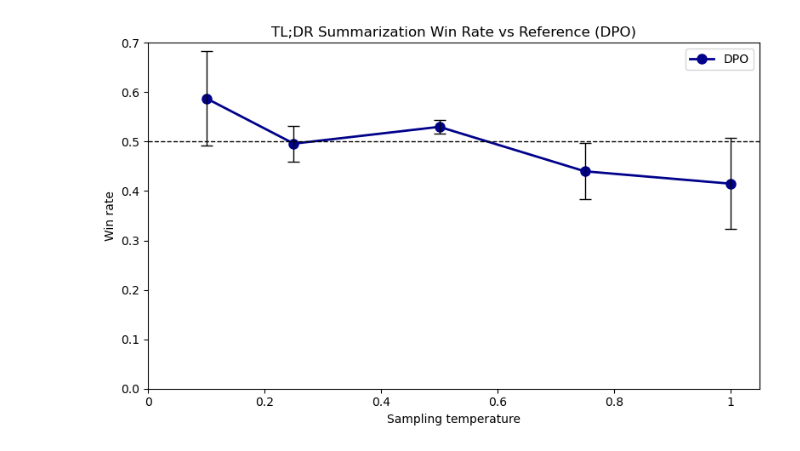
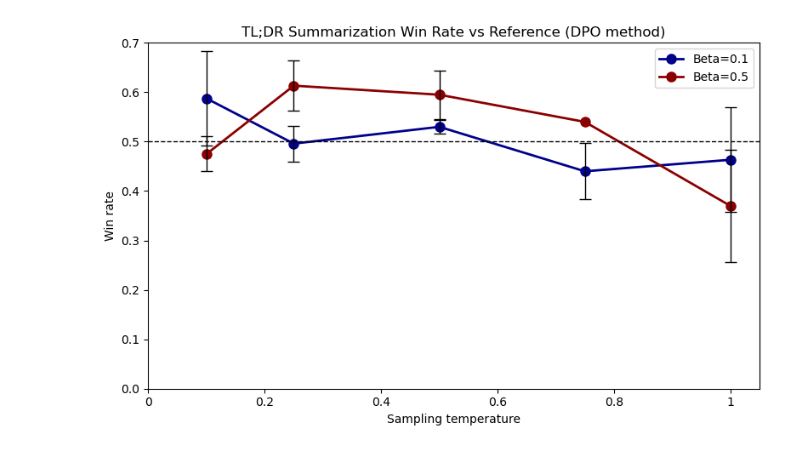
Before and after one commit to Jalalbaim/Direct-Preference-Optimization, a Jupyter notebook: DPO_Viz.ipynb, the cells around one changed output. Cells and saved outputs as stored; diff of their text form; code cells hidden in the pictures.

Commit message:
Seed change + starting to import PPO

```diff
--- a/DPO_Viz.ipynb
+++ b/DPO_Viz.ipynb
@@ -20,75 +20,56 @@ df.head(10)
 # %%
 import matplotlib.pyplot as plt
 import pandas as pd
-import numpy as np
 from matplotlib.ticker import StrMethodFormatter
 
-
-
-# Charger vos données
 df = pd.read_excel('resultat_DPO_summarization.xlsx')
-
-# Filtrer les lignes où "Win rate" est NaN
 df_plot = df.dropna(subset=["Win rate"])
 df_plot = df_plot[df_plot["Model"] == "DPO"]
+df_plot["Avg KL"] = pd.to_numeric(df_plot["Avg KL"], errors='coerce')
 
-# Calculer la moyenne et l'écart-type pour chaque température
-grouped = df_plot.groupby('Temperature').agg(
+grouped = df_plot.groupby(['Temperature', 'Beta']).agg(
     mean_win_rate=('Win rate', 'mean'),
     std_win_rate=('Win rate', 'std'),
-    count=('Win rate', 'count')
+    mean_kl = ('Avg KL', 'mean'),
+    std_kl = ('Avg KL', 'std')
 ).reset_index()
 
-# Préparation des données
-temperature = grouped["Temperature"]
-mean_win_rate = grouped["mean_win_rate"]
-std_win_rate = grouped["std_win_rate"]
-
-# --------------------------------------------------
-# Plot
-# --------------------------------------------------
+betas = grouped['Beta'].unique()
+colors = ["darkblue", "darkred", "darkgreen", "darkorange", "darkviolet"]
 
 plt.figure(figsize=(8, 5))
 
-# Tracer la ligne pour DPO
-plt.plot(
-    temperature,
-    mean_win_rate,
-    color="darkblue",
-    marker="o",
-    label="DPO",
-    linewidth=2,
-    markersize=8
-)
-
-# Ajouter les barres d'erreur
-plt.errorbar(
-    temperature,
-    mean_win_rate,
-    yerr=std_win_rate,
-    fmt="none",
-    ecolor="black",
-    capsize=5,
-    capthick=1,
-    elinewidth=1
-)
-
-# --------------------------------------------------
-# Habillage
-# --------------------------------------------------
+for i, beta in enumerate(betas):
+    subset = grouped[grouped['Beta'] == beta]
+    plt.plot(
+        subset["Temperature"],
+        subset["mean_win_rate"],
+        marker="o",
+        color=colors[i % len(colors)],
+        label=f"Beta={beta}",
+        linewidth=2,
+        markersize=8
+    )
+    plt.errorbar(
+        subset["Temperature"],
+        subset["mean_win_rate"],
+        yerr=subset["std_win_rate"],
+        fmt="none",
+        ecolor="black",
+        capsize=5,
+        capthick=1,
+        elinewidth=1
+    )
 
 plt.axhline(y=0.5, color="black", linestyle="--", linewidth=1)
 plt.gca().xaxis.set_major_formatter(StrMethodFormatter('{x:.2g}'))
-
 plt.xlabel("Sampling temperature")
 plt.ylabel("Win rate")
-plt.title("TL;DR Summarization Win Rate vs Reference (DPO)")
+plt.title("TL;DR Summarization Win Rate vs Reference (DPO method)")
 plt.ylim(0, 0.7)
 plt.xlim(0, 1.05)
 plt.legend(loc="upper right")
-#plt.grid(True, linestyle="--", alpha=0.6)
-
 plt.tight_layout()
 plt.show()
 # %% [output]
-[figure, old version]
+[figure, new version]
```
Also changed, not shown: parts of 4 cells of this notebook, 3 other files.
